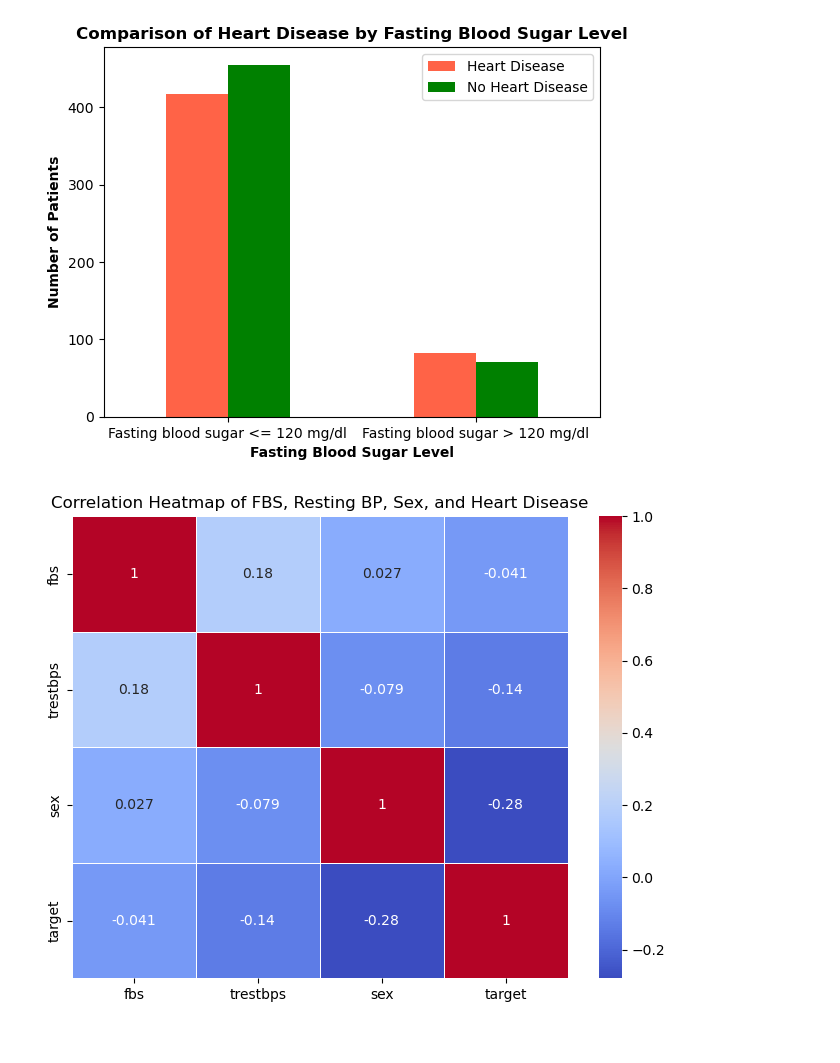
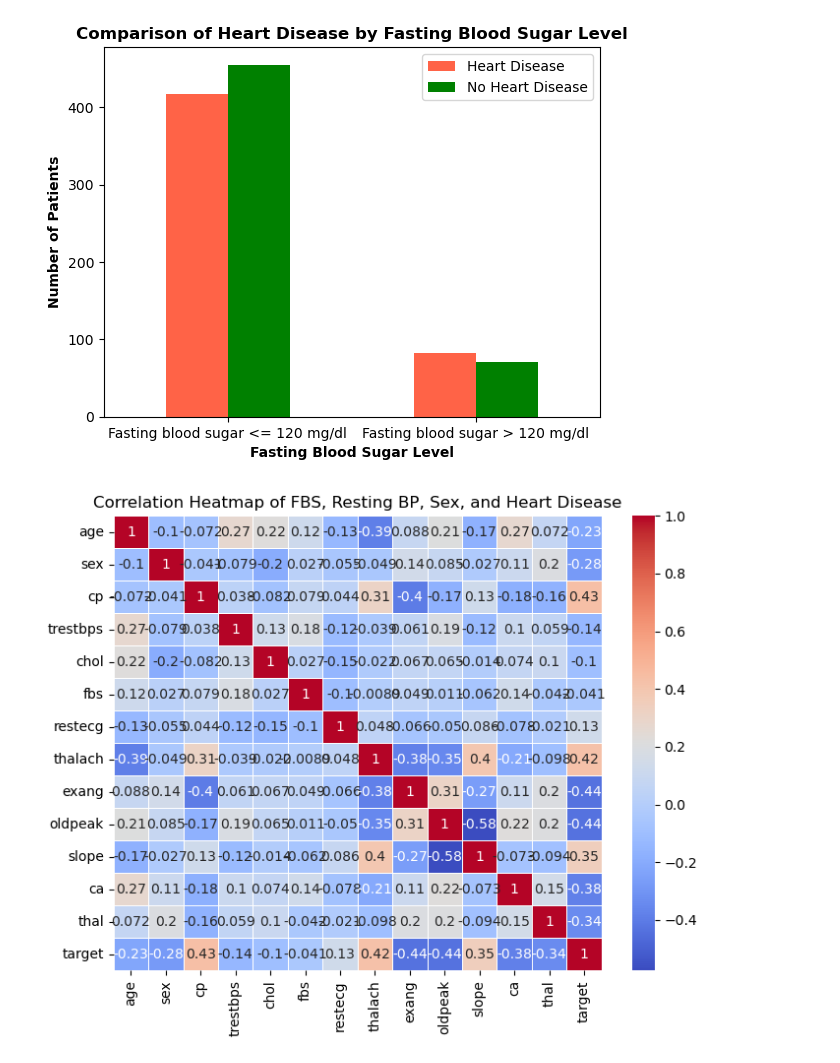
Before and after one commit to dallen91801/Heart-Disease-Analysis, a Jupyter notebook: Project 1.ipynb, the cells around one changed output. Saved outputs shown, nothing was run; the diff lists cells and outputs as text; code cells hidden in the pictures.

```diff
--- a/Project 1.ipynb
+++ b/Project 1.ipynb
@@ -226,29 +226,29 @@ Number of patients with fasting blood sugar <= 120 mg/dl and heart disease: 455
 # %%
 import pandas as pd
 import seaborn as sns
 import matplotlib.pyplot as plt
 
 # Correct the file path
-file_path = r"C:\Users\board\Project-1\Heart Disease Dataset.csv"
+file_path = r"Heart Disease Dataset.csv"
 
 # Load the dataset
 df = pd.read_csv(file_path)
 
 # Select the relevant columns: fasting blood sugar (fbs), resting blood pressure (trestbps), sex, and heart disease indicator (target)
 columns_of_interest = ['fbs', 'trestbps', 'sex', 'target']  # Assuming 'target' is the column representing heart disease
 data = df[columns_of_interest]
 
 # Calculate the correlation matrix
-correlation_matrix = data.corr()
+correlation_matrix = df.corr()
 
 # Generate a heatmap to visualize the correlations
 plt.figure(figsize=(8, 6))
 sns.heatmap(correlation_matrix, annot=True, cmap='coolwarm', linewidths=0.5)
 
 # Set the title of the heatmap
 plt.title("Correlation Heatmap of FBS, Resting BP, Sex, and Heart Disease")
 
 # Display the heatmap
 plt.show()
 # %% [output]
-[figure, old version]
+[figure, new version]
```
Also changed, not shown: parts of 1 cell of this notebook.
